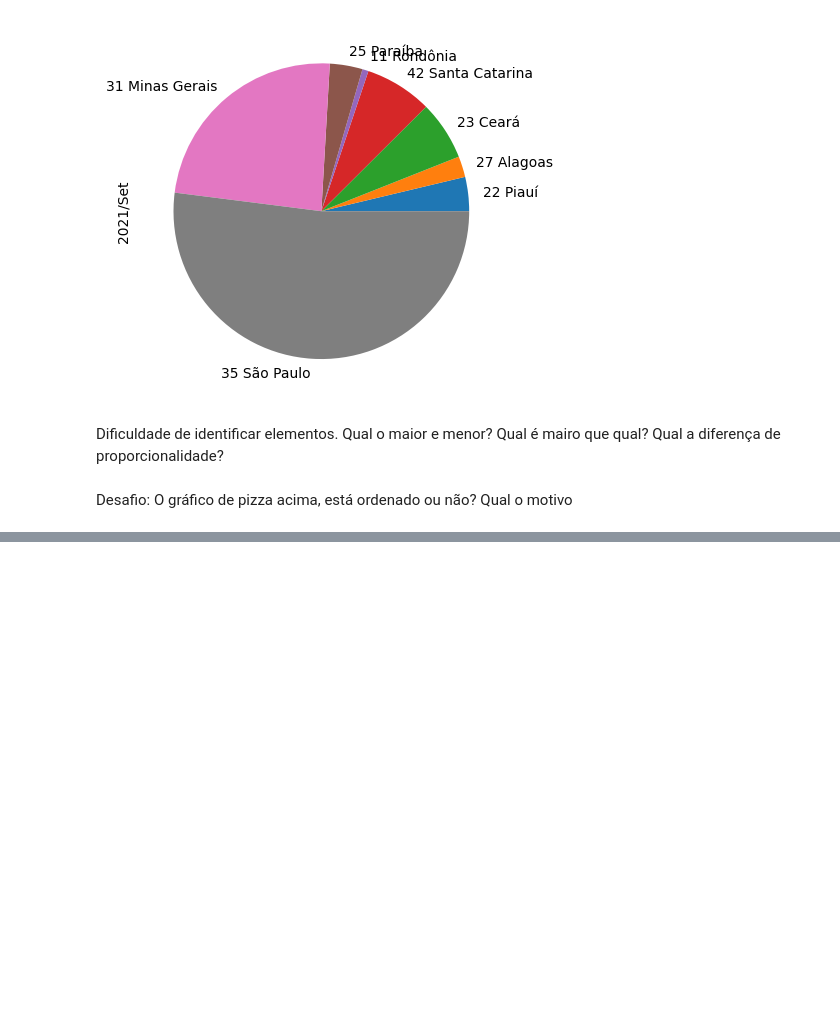
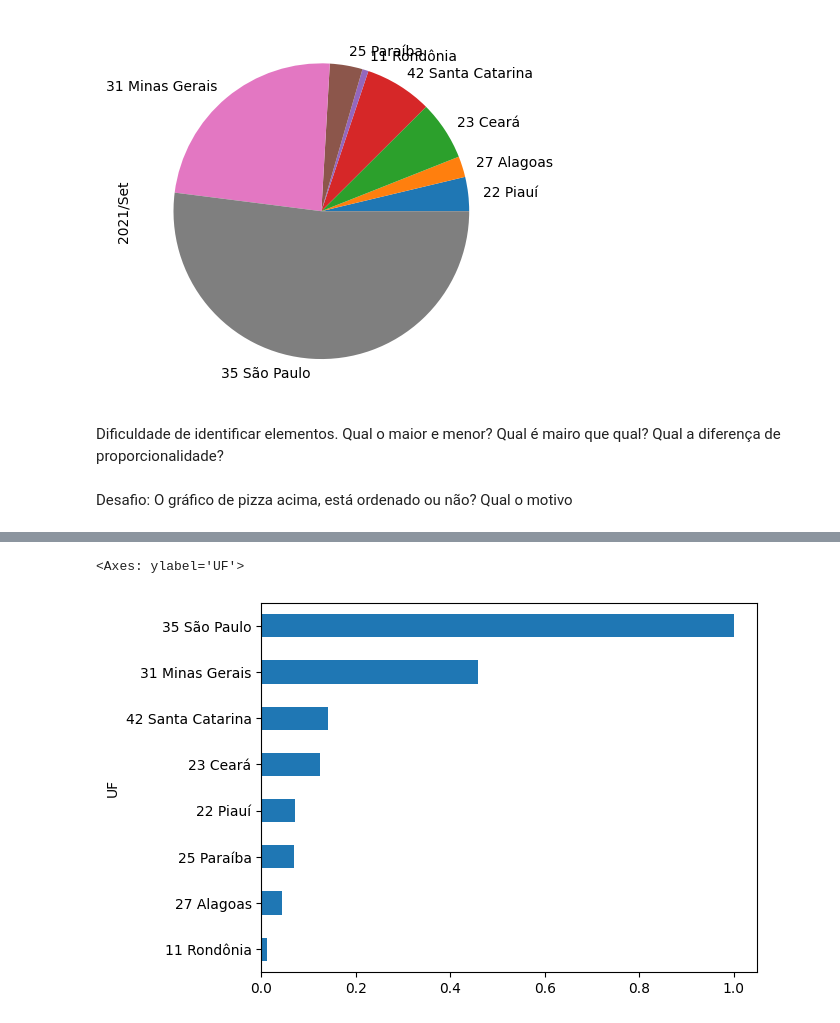
Before and after one commit to Lem0nes/POS-ALURA, a Jupyter notebook: A1-analise-exploracao-dados/main-1.ipynb, the cells around one changed output, grey strips where cells are left out. Drawn from its saved outputs; the diff is of its cells as text; code cells hidden in the pictures; blank space fills up the shorter version.

```diff
--- a/A1-analise-exploracao-dados/main-1.ipynb
+++ b/A1-analise-exploracao-dados/main-1.ipynb
@@ -204,0 +430,3 @@ Desafio: O gráfico de pizza acima, está ordenado ou não? Qual o motivo
+# %%
+tabela_de_comparação = gastos_do_mais_recente / gastos_do_mais_recente.loc['35 São Paulo']
+tabela_de_comparação
@@ -204,0 +444,6 @@ Desafio: O gráfico de pizza acima, está ordenado ou não? Qual o motivo
+# %%
+tabela_de_comparação = tabela_de_comparação.sort_values(ascending=True)
+tabela_de_comparação.plot(kind='barh')
+# %% [output]
+<Axes: ylabel='UF'>
+[figure, added]
```
Also changed, not shown: parts of 33 cells of this notebook.
